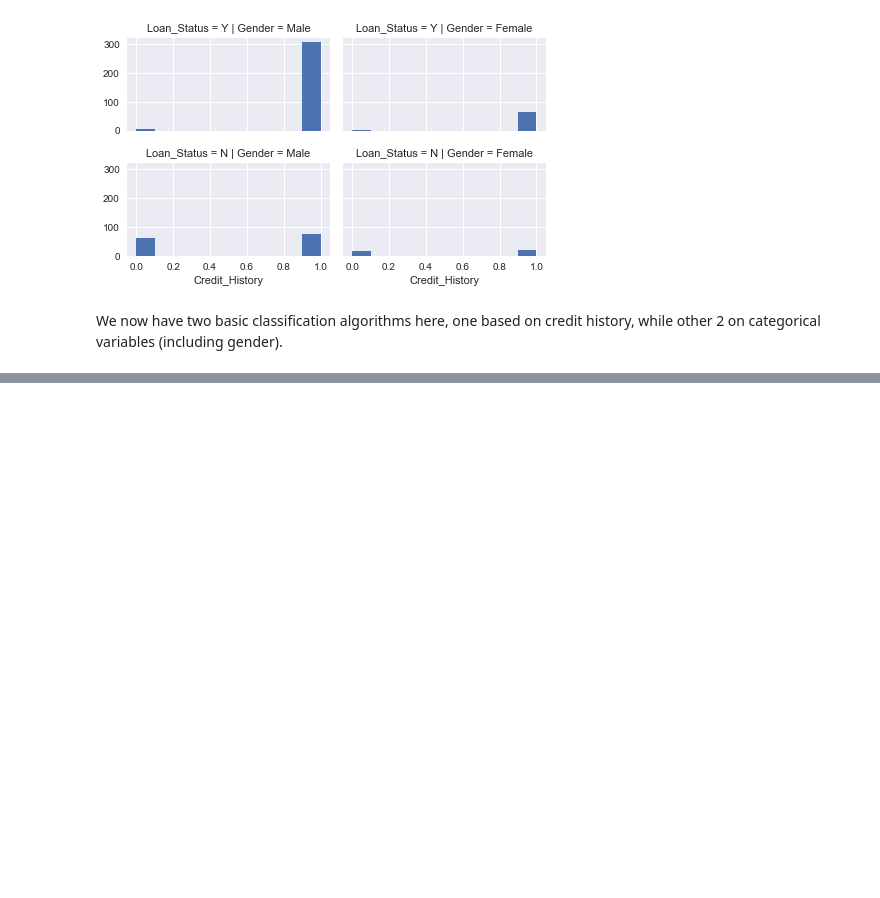
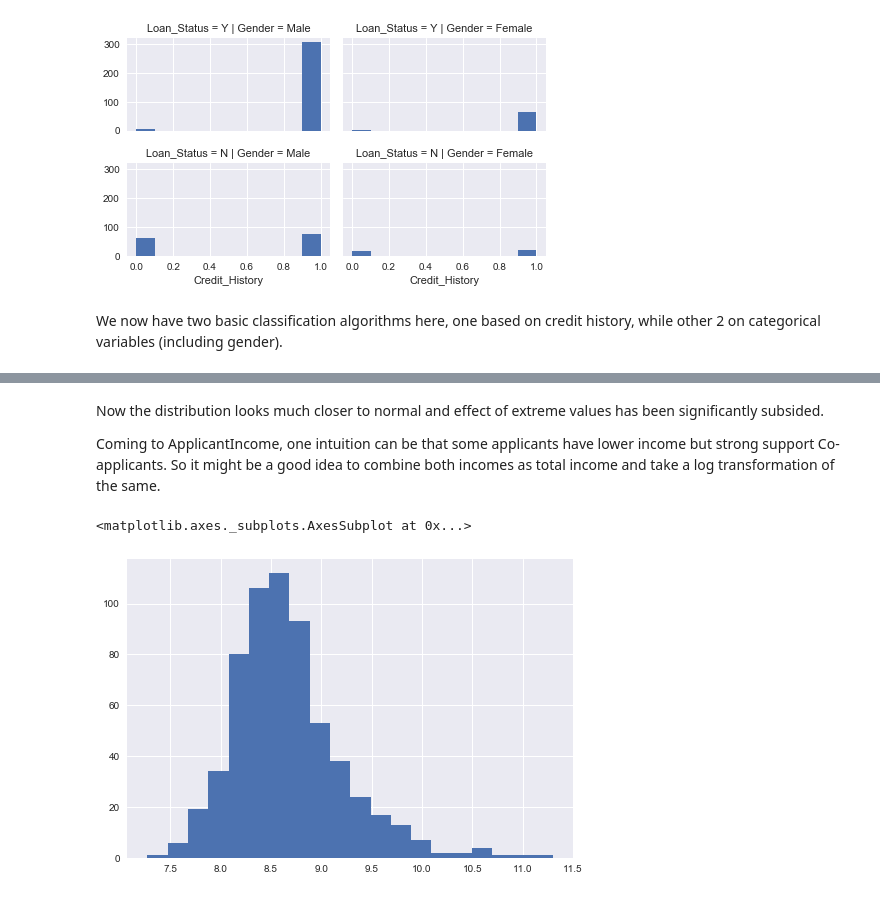
Before and after one commit to Prashant-mahajan/Loan-Prediction, a Jupyter notebook: Loan_Prediction.ipynb, the cells around one changed output, grey strips where cells are left out. Saved outputs shown, nothing was run; the diff lists cells and outputs as text; code cells hidden in the pictures; blank space fills up the shorter version.

```diff
--- a/Loan_Prediction.ipynb
+++ b/Loan_Prediction.ipynb
@@ -114,0 +205,11 @@ We now have two basic classification algorithms here, one based on credit histor
+# %% [markdown]
+Now the distribution looks much closer to normal and effect of extreme values has been significantly subsided.
+
+Coming to ApplicantIncome, one intuition can be that some applicants have lower income but strong support Co-applicants. So it might be a good idea to combine both incomes as total income and take a log transformation of the same.
+# %%
+df['TotalIncome'] = df['ApplicantIncome'] + df['CoapplicantIncome']
+df['TotalIncome_log'] = np.log(df['TotalIncome'])
+df['TotalIncome_log'].hist(bins=20)
+# %% [output]
+<matplotlib.axes._subplots.AxesSubplot at 0x...>
+[figure, added]
```
Also changed, not shown: parts of 19 cells of this notebook.
